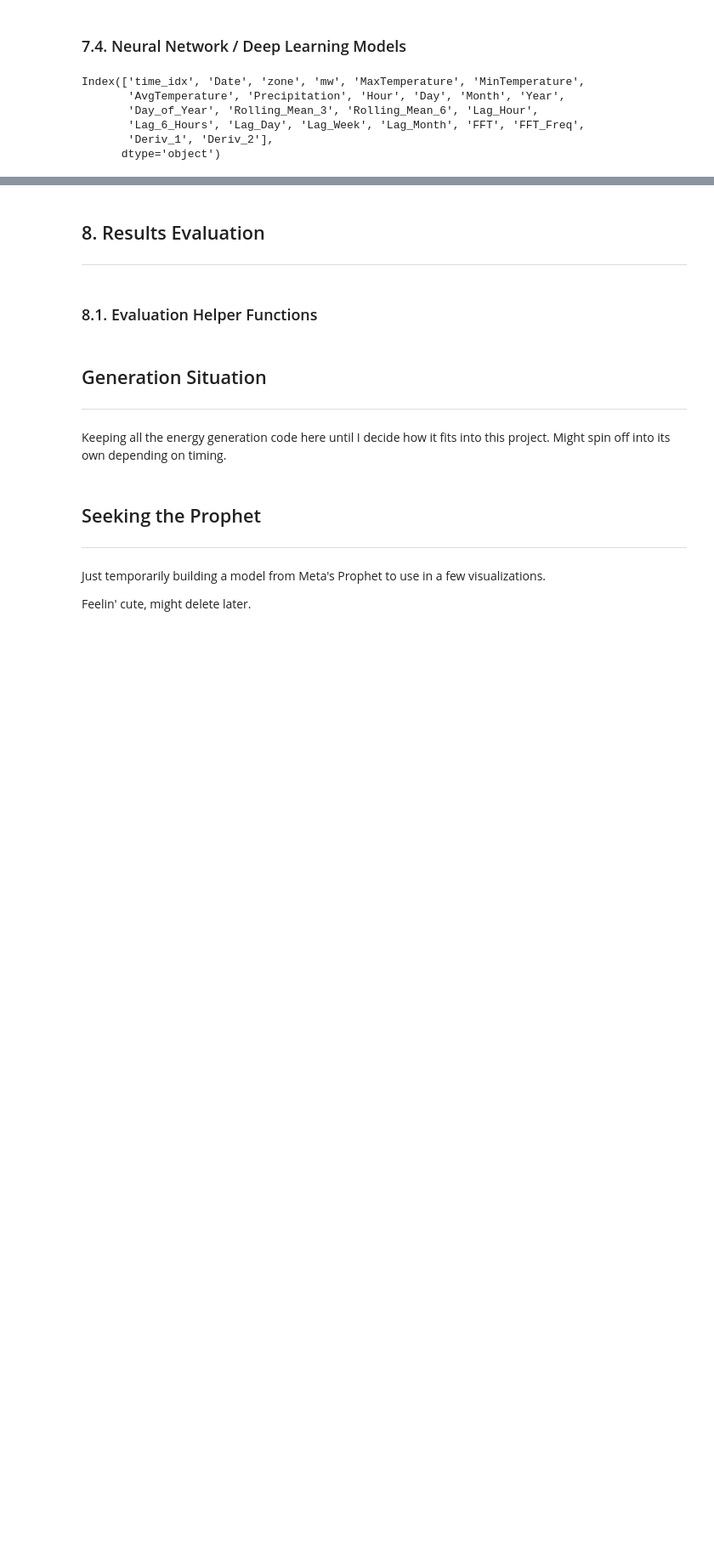
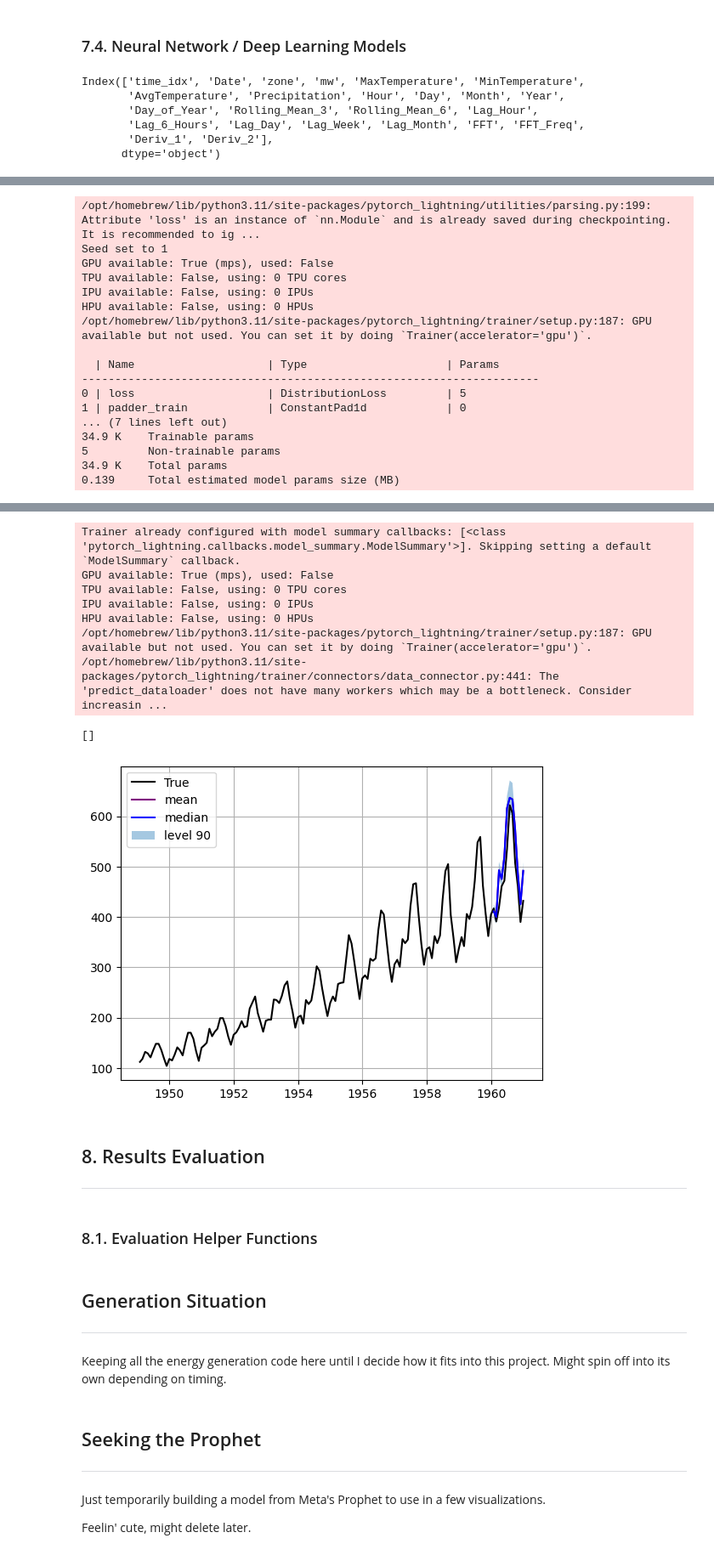
Before and after one commit to chill0121/Energy_Grid_Forecasting, a Jupyter notebook: Energy_Forecasting.ipynb, the cells around one changed output, grey strips where cells are left out. Shown at 85% size. Drawn from its saved outputs; the diff is of its cells as text; code cells hidden in the pictures; blank space fills up the shorter version.

Commit message:
Began Temporal Fusion Transformer Model.

```diff
--- a/Energy_Forecasting.ipynb
+++ b/Energy_Forecasting.ipynb
@@ -1532,0 +1603,66 @@ len(train_pytorch)
+# %%
+# Set environment variable since pytorch lacks some functionality on apple silicon still.
+os.environ['PYTORCH_ENABLE_MPS_FALLBACK'] = '1'
+
+#AirPassengersPanel['y'] = AirPassengersPanel['y'] + 10
+Y_train_df = AirPassengersPanel[AirPassengersPanel.ds < AirPassengersPanel['ds'].values[-12]] # 132 train
+Y_test_df = AirPassengersPanel[AirPassengersPanel.ds >= AirPassengersPanel['ds'].values[-12]].reset_index(drop=True) # 12 test
+
+nf = NeuralForecast(
+    models = [TFT(h = 12,
+                  input_size = 48,
+                  hidden_size = 20,
+                  #loss = DistributionLoss(distribution = 'Poisson', level = [80, 90]),
+                  #loss = DistributionLoss(distribution = 'Normal', level = [80, 90]),
+                  loss = DistributionLoss(distribution = 'StudentT', level = [80, 90]),
+                  learning_rate = 0.005,
+                  stat_exog_list = ['airline1'],
+                  futr_exog_list = ['y_[lag12]'],
+                  hist_exog_list = ['trend'],
+                  max_steps = 500,
+                  val_check_steps = 10,
+                  early_stop_patience_steps = 10,
+                  scaler_type = 'robust',
+                  windows_batch_size = None,
+                  enable_progress_bar = True,
+                  accelerator = 'cpu'), # set to cpu for now, mps not working..
+                  ],
+            freq = 'M' # Hourly
+            )
+nf.fit(df = Y_train_df, static_df = AirPassengersStatic, val_size = 12)
+Y_hat_df = nf.predict(futr_df = Y_test_df)
+
+# Plot quantile predictions
+Y_hat_df = Y_hat_df.reset_index(drop = False).drop(columns = ['unique_id','ds'])
+plot_df = pd.concat([Y_test_df, Y_hat_df], axis = 1)
+plot_df = pd.concat([Y_train_df, plot_df])
+
+plot_df = plot_df[plot_df.unique_id == 'Airline1'].drop('unique_id', axis=1)
+plt.plot(plot_df['ds'], plot_df['y'], c = 'black', label = 'True')
+plt.plot(plot_df['ds'], plot_df['TFT'], c = 'purple', label = 'mean')
+plt.plot(plot_df['ds'], plot_df['TFT-median'], c = 'blue', label = 'median')
+plt.fill_between(x = plot_df['ds'][-12:],
+                 y1 = plot_df['TFT-lo-90'][-12:].values,
+                 y2 = plot_df['TFT-hi-90'][-12:].values,
+                 alpha = 0.4, label='level 90')
+plt.legend()
+plt.grid()
+plt.plot()
+# %% [output]
+/opt/homebrew/lib/python3.11/site-packages/pytorch_lightning/utilities/parsing.py:199: Attribute 'loss' is an instance of `nn.Module` and is already saved during checkpointing. It is recommended to ig ...
+Seed set to 1
+GPU available: True (mps), used: False
+TPU available: False, using: 0 TPU cores
+IPU available: False, using: 0 IPUs
+HPU available: False, using: 0 HPUs
+/opt/homebrew/lib/python3.11/site-packages/pytorch_lightning/trainer/setup.py:187: GPU available but not used. You can set it by doing `Trainer(accelerator='gpu')`.
+
+  | Name                    | Type                     | Params
+---------------------------------------------------------------------
+0 | loss                    | DistributionLoss         | 5
+1 | padder_train            | ConstantPad1d            | 0
+... (7 lines left out)
+34.9 K    Trainable params
+5         Non-trainable params
+34.9 K    Total params
+0.139     Total estimated model params size (MB)
@@ -1533,3 +1672,12 @@ len(train_pytorch)
+Trainer already configured with model summary callbacks: [<class 'pytorch_lightning.callbacks.model_summary.ModelSummary'>]. Skipping setting a default `ModelSummary` callback.
+GPU available: True (mps), used: False
+TPU available: False, using: 0 TPU cores
+IPU available: False, using: 0 IPUs
+HPU available: False, using: 0 HPUs
+/opt/homebrew/lib/python3.11/site-packages/pytorch_lightning/trainer/setup.py:187: GPU available but not used. You can set it by doing `Trainer(accelerator='gpu')`.
+/opt/homebrew/lib/python3.11/site-packages/pytorch_lightning/trainer/connectors/data_connector.py:441: The 'predict_dataloader' does not have many workers which may be a bottleneck. Consider increasin ...
+[]
+[figure, added]
 # %% [markdown]
 ## 8. Results Evaluation <a name="eval"></a>
 
```
Also changed, not shown: parts of 22 cells of this notebook.
